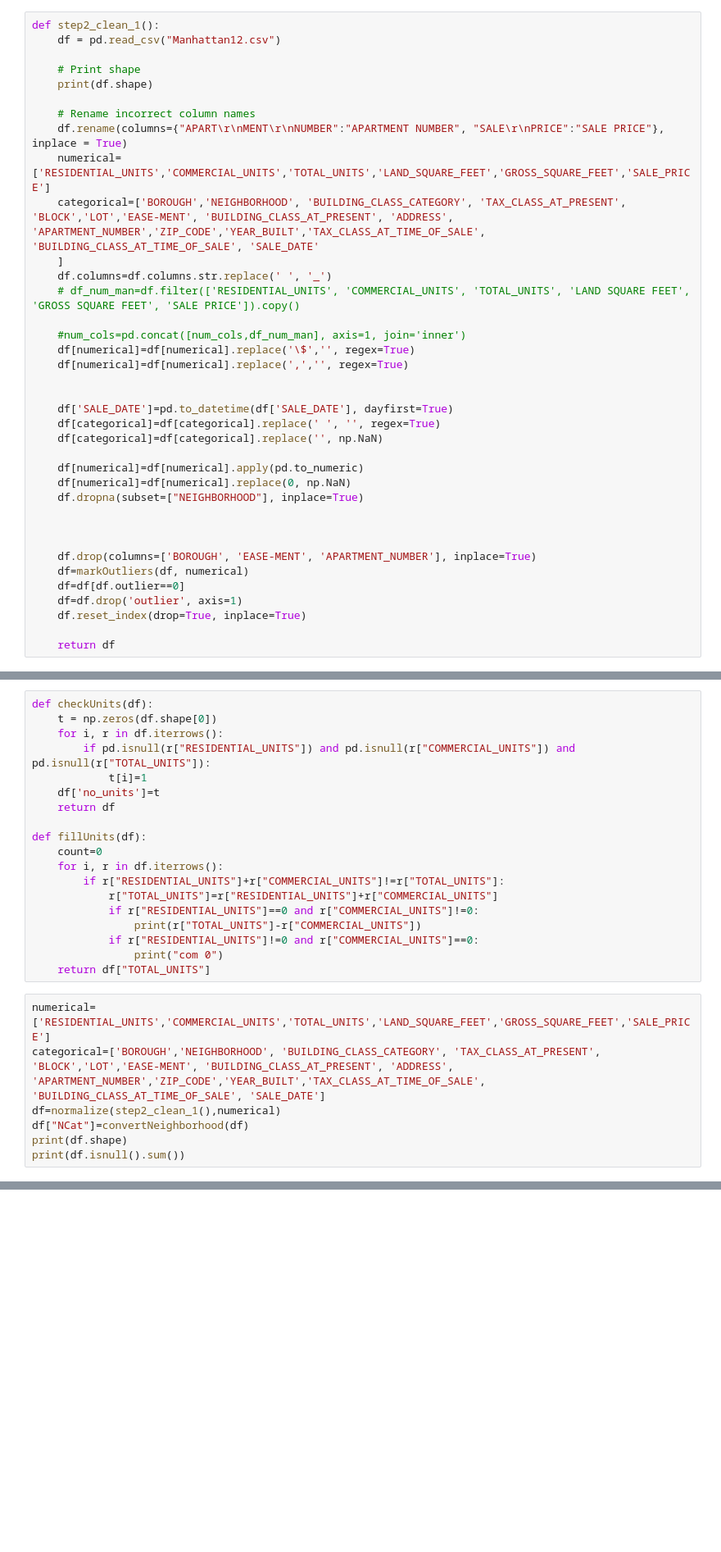
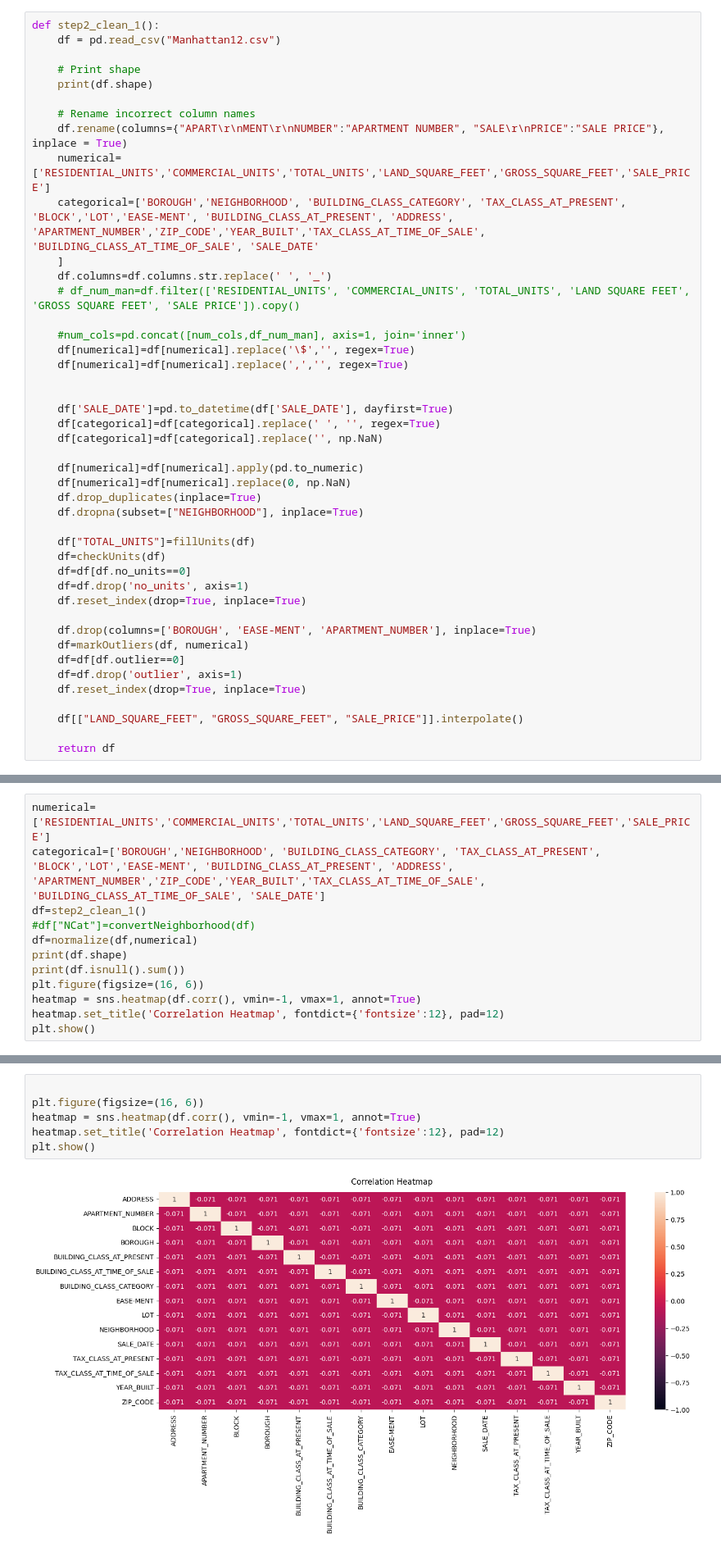
Before and after one commit to ZachLSoftware/BigData_CW, a Jupyter notebook: main_2.ipynb, the cells around one changed output, grey strips where cells are left out. Shown at 82% size. Saved outputs shown, nothing was run; the diff lists cells and outputs as text; blank space fills up the shorter version.

```diff
--- a/main_2.ipynb
+++ b/main_2.ipynb
@@ -57,9 +82,14 @@ def step2_clean_1():
 
     df[numerical]=df[numerical].apply(pd.to_numeric)
     df[numerical]=df[numerical].replace(0, np.NaN)
+    df.drop_duplicates(inplace=True)
     df.dropna(subset=["NEIGHBORHOOD"], inplace=True)
 
-
+    df["TOTAL_UNITS"]=fillUnits(df)
+    df=checkUnits(df)
+    df=df[df.no_units==0]
+    df=df.drop('no_units', axis=1)
+    df.reset_index(drop=True, inplace=True)
 
     df.drop(columns=['BOROUGH', 'EASE-MENT', 'APARTMENT_NUMBER'], inplace=True)
     df=markOutliers(df, numerical)
@@ -67,6 +97,8 @@ def step2_clean_1():
     df=df.drop('outlier', axis=1)
     df.reset_index(drop=True, inplace=True)
 
+    df[["LAND_SQUARE_FEET", "GROSS_SQUARE_FEET", "SALE_PRICE"]].interpolate()
+
     return df
 # %%
 def convertNeighborhood(df):
@@ -94,31 +126,17 @@ def normalize(df,num_cols):
     df_norm=df.copy()
     df_norm[num_cols]=df_norm[num_cols]/df_norm[num_cols].abs().max()
     return df_norm
-# %%
-def checkUnits(df):
-    t = np.zeros(df.shape[0])
-    for i, r in df.iterrows():
-        if pd.isnull(r["RESIDENTIAL_UNITS"]) and pd.isnull(r["COMMERCIAL_UNITS"]) and pd.isnull(r["TOTAL_UNITS"]):
-            t[i]=1
-    df['no_units']=t
-    return df
-
-def fillUnits(df):
-    count=0
-    for i, r in df.iterrows():
-        if r["RESIDENTIAL_UNITS"]+r["COMMERCIAL_UNITS"]!=r["TOTAL_UNITS"]:
-            r["TOTAL_UNITS"]=r["RESIDENTIAL_UNITS"]+r["COMMERCIAL_UNITS"]
-            if r["RESIDENTIAL_UNITS"]==0 and r["COMMERCIAL_UNITS"]!=0:
-                print(r["TOTAL_UNITS"]-r["COMMERCIAL_UNITS"])
-            if r["RESIDENTIAL_UNITS"]!=0 and r["COMMERCIAL_UNITS"]==0:
-                print("com 0")
-    return df["TOTAL_UNITS"]
 # %%
 numerical=['RESIDENTIAL_UNITS','COMMERCIAL_UNITS','TOTAL_UNITS','LAND_SQUARE_FEET','GROSS_SQUARE_FEET','SALE_PRICE']
 categorical=['BOROUGH','NEIGHBORHOOD', 'BUILDING_CLASS_CATEGORY', 'TAX_CLASS_AT_PRESENT', 'BLOCK','LOT','EASE-MENT', 'BUILDING_CLASS_AT_PRESENT', 'ADDRESS', 'APARTMENT_NUMBER','ZIP_CODE','YEAR_BUILT','TAX_CLASS_AT_TIME_OF_SALE', 'BUILDING_CLASS_AT_TIME_OF_SALE', 'SALE_DATE']
-df=normalize(step2_clean_1(),numerical)
-df["NCat"]=convertNeighborhood(df)
+df=step2_clean_1()
+#df["NCat"]=convertNeighborhood(df)
+df=normalize(df,numerical)
 print(df.shape)
 print(df.isnull().sum())
+plt.figure(figsize=(16, 6))
+heatmap = sns.heatmap(df.corr(), vmin=-1, vmax=1, annot=True)
+heatmap.set_title('Correlation Heatmap', fontdict={'fontsize':12}, pad=12)
+plt.show()
 # %% [output]
 (27395, 21)
@@ -234,0 +255,8 @@ R^2 score: 0.7116178096914778
+# %%
+
+plt.figure(figsize=(16, 6))
+heatmap = sns.heatmap(df.corr(), vmin=-1, vmax=1, annot=True)
+heatmap.set_title('Correlation Heatmap', fontdict={'fontsize':12}, pad=12)
+plt.show()
+# %% [output]
+[figure, added]
```
Also changed, not shown: parts of 10 cells of this notebook, 3 other files.
